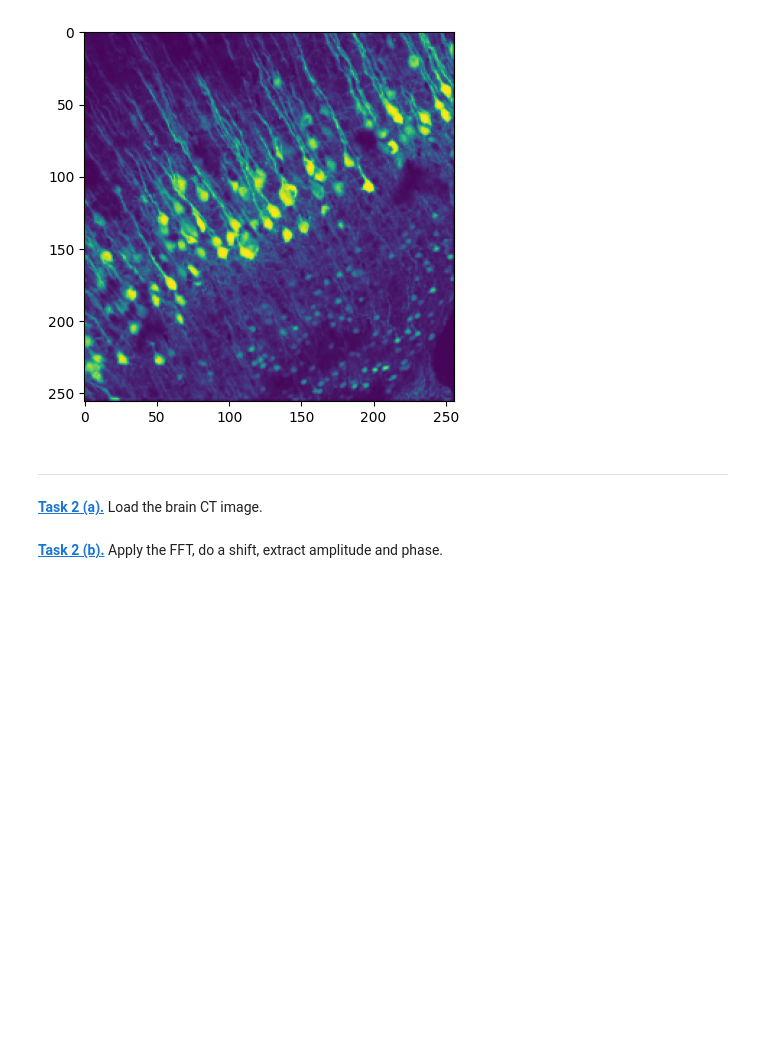
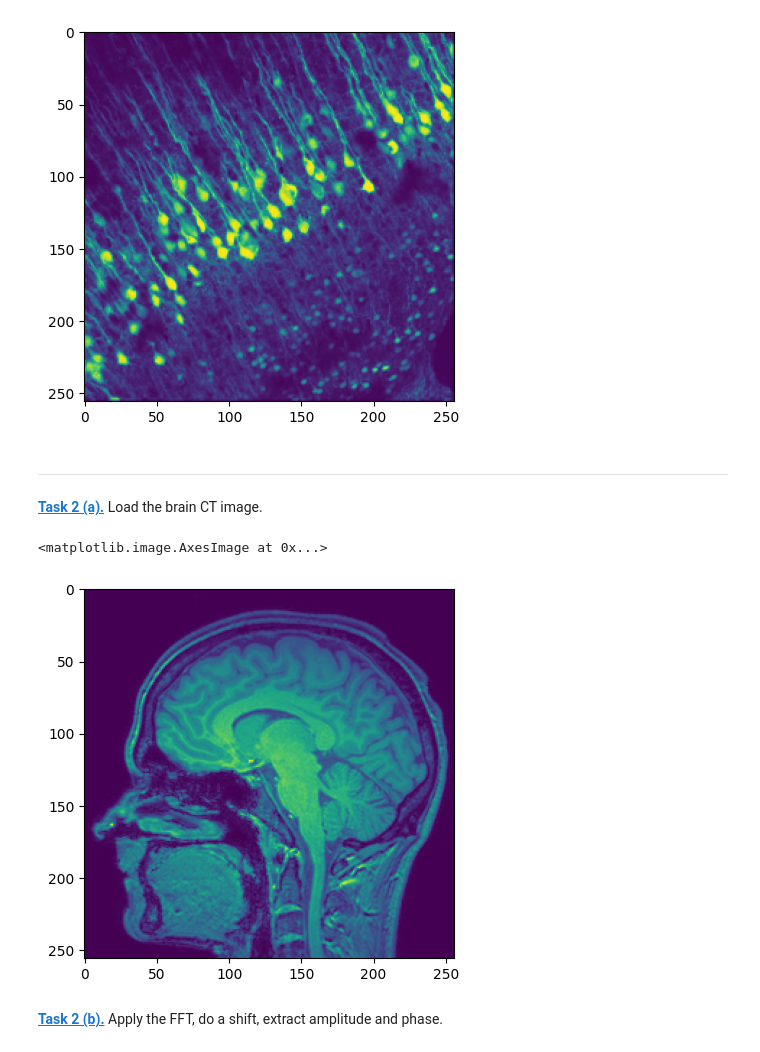
Before and after one commit to PhilippScheulen/philipp-does-fun-hacker-stuff, a Jupyter notebook: fourier.ipynb, the cells around one changed output. Saved outputs shown, nothing was run; the diff lists cells and outputs as text; code cells hidden in the pictures; blank space fills up the shorter version.

```diff
--- a/fourier.ipynb
+++ b/fourier.ipynb
@@ -61,5 +61,11 @@ plt.imshow(inverse_fft.real)
 ---
 # %% [markdown]
 **[Task 2 (a).]()** Load the brain CT image.
+# %%
+brain = plt.imread("data/brain_ct.png")
+plt.imshow(brain)
+# %% [output]
+<matplotlib.image.AxesImage at 0x...>
+[figure, added]
 # %% [markdown]
 **[Task 2 (b).]()** Apply the FFT, do a shift, extract amplitude and phase.
```
Also changed, not shown: parts of 10 cells of this notebook, 1 other file.
